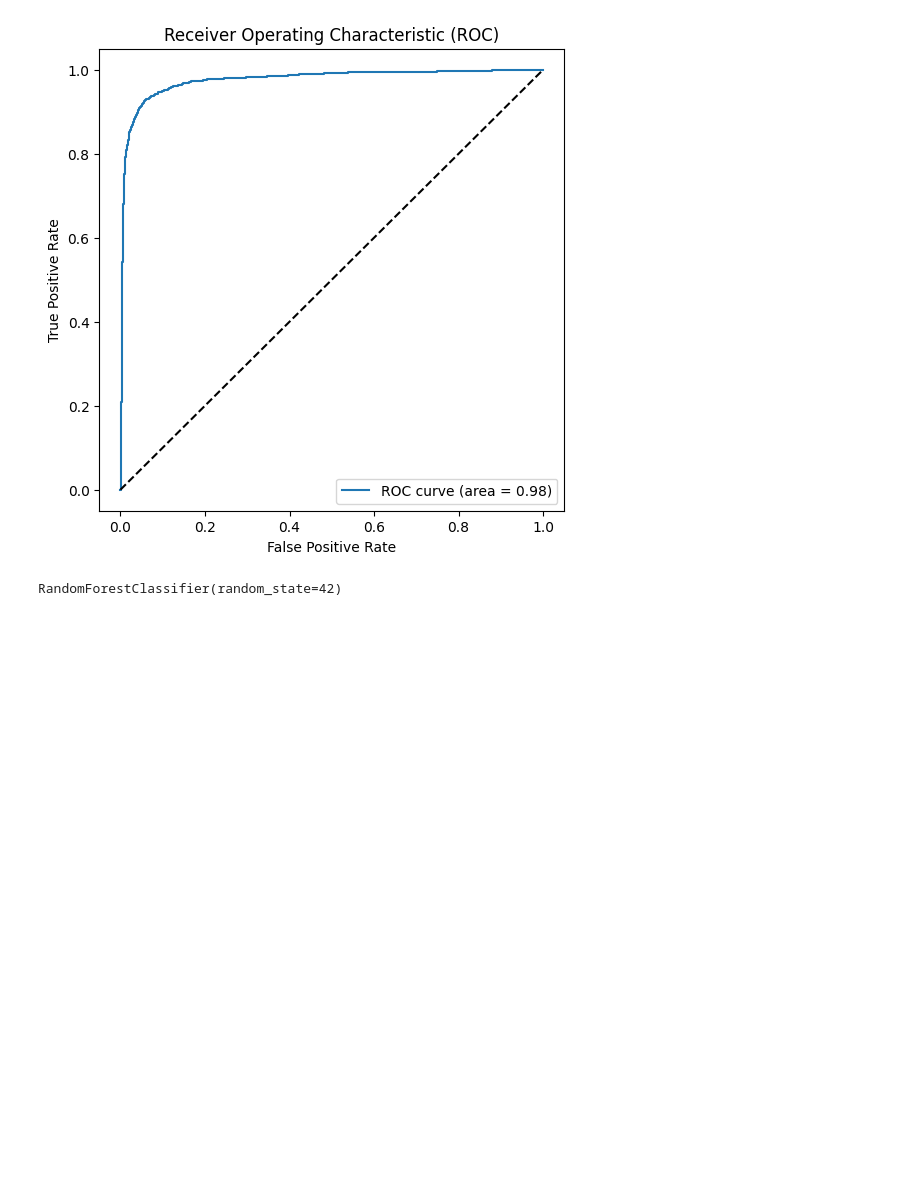
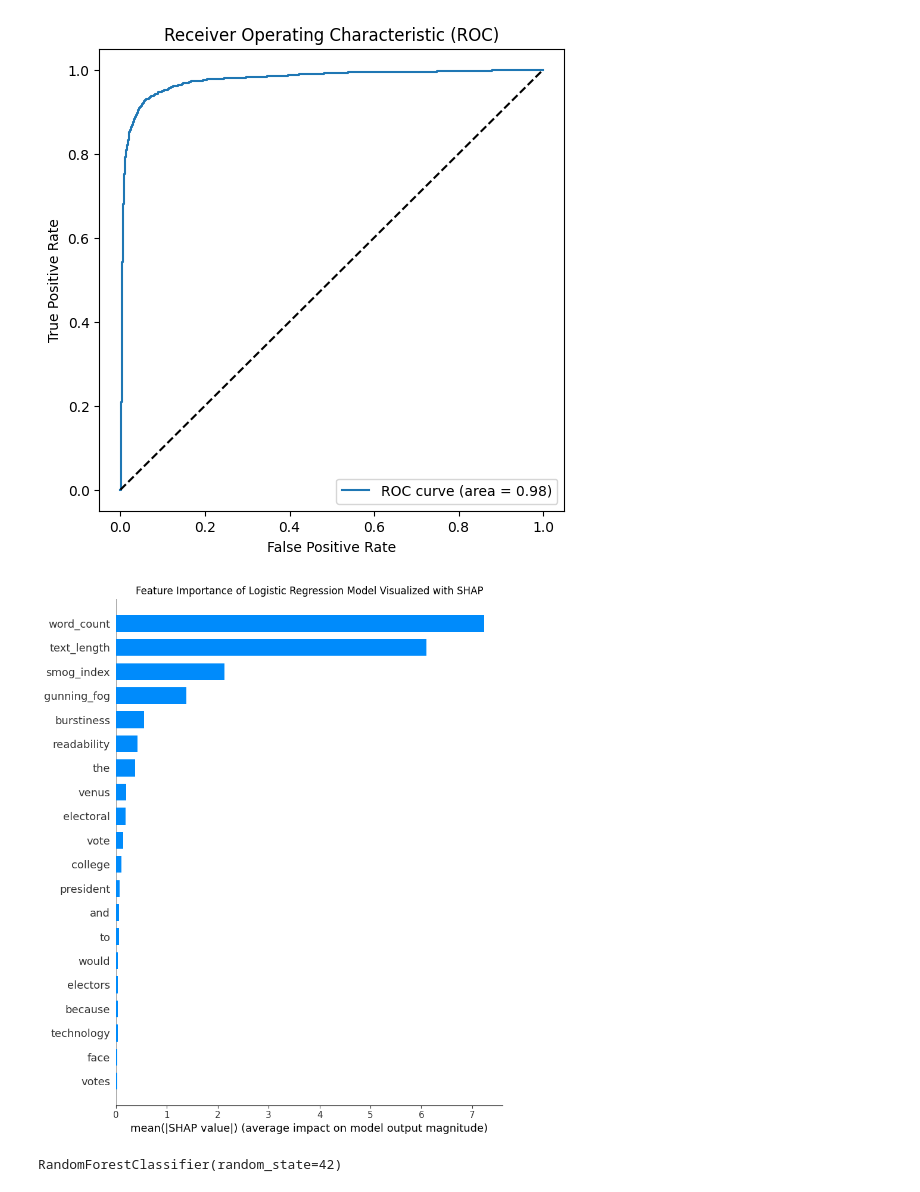
Before and after one commit to ebeckk/ml_text_classifier, a Jupyter notebook: final_project.ipynb, the cells around one changed output. Saved outputs shown, nothing was run; the diff lists cells and outputs as text; code cells hidden in the pictures; blank space fills up the shorter version.

```diff
--- a/final_project.ipynb
+++ b/final_project.ipynb
@@ -90,0 +82,9 @@ df = pd.read_csv(filename)
+# %%
+from datasets import load_dataset
+ds = load_dataset("artem9k/ai-text-detection-pile")
+large_df = ds['train'].to_pandas()
+
+
+filename = "Training_Essay_Data.csv"
+df = pd.read_csv(filename)
+df = df.sample(frac=1, random_state=42).reset_index(drop=True)
@@ -358,6 +380,22 @@ Confusion Matrix:
    macro avg       0.93      0.93      0.93      5829
 weighted avg       0.94      0.94      0.94      5829
 [figure]
+# %%
+## SHAP to show which words influenced the prediction
+import shap
+explainer = shap.LinearExplainer(model, X_train)
+shap_values = explainer.shap_values(X_test)
+
+tf_idf_features = vectorizer.get_feature_names_out().tolist()
+engineered_features = ['text_length', 'word_count', 'readability', 'gunning_fog', 'smog_index', 'burstiness']
+all_feature_names = tf_idf_features + engineered_features
+
+shap.summary_plot(shap_values, X_test, feature_names=all_feature_names, plot_type="bar", show=False)
+plt.title("Feature Importance of Logistic Regression Model Visualized with SHAP")
+plt.tight_layout()
+plt.show()
+# %% [output]
+[figure, added]
 # %%
 ## implementing random forest model
 rf_clf = RandomForestClassifier(n_estimators=100, random_state=42)
```
Also changed, not shown: parts of 12 cells of this notebook.
